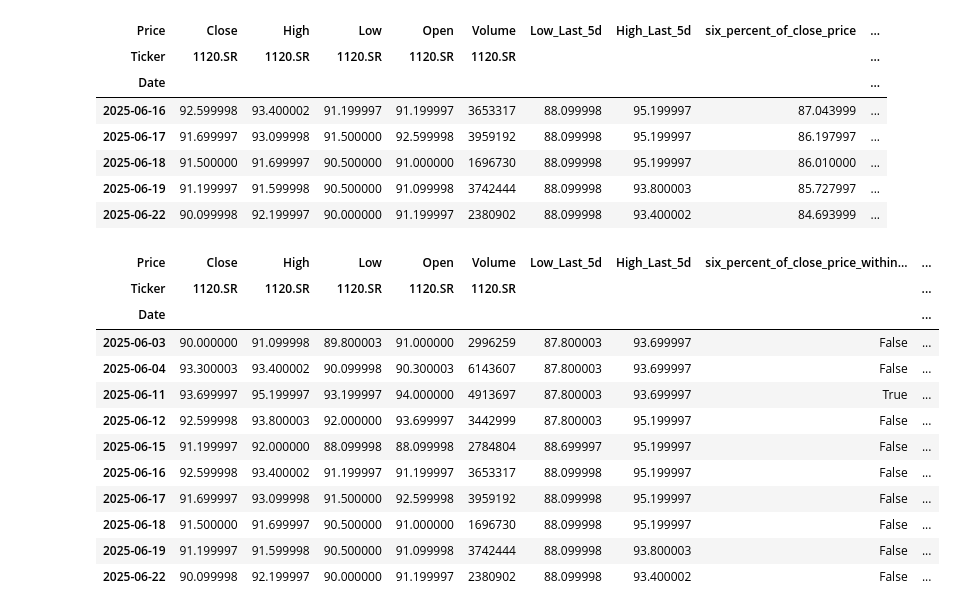
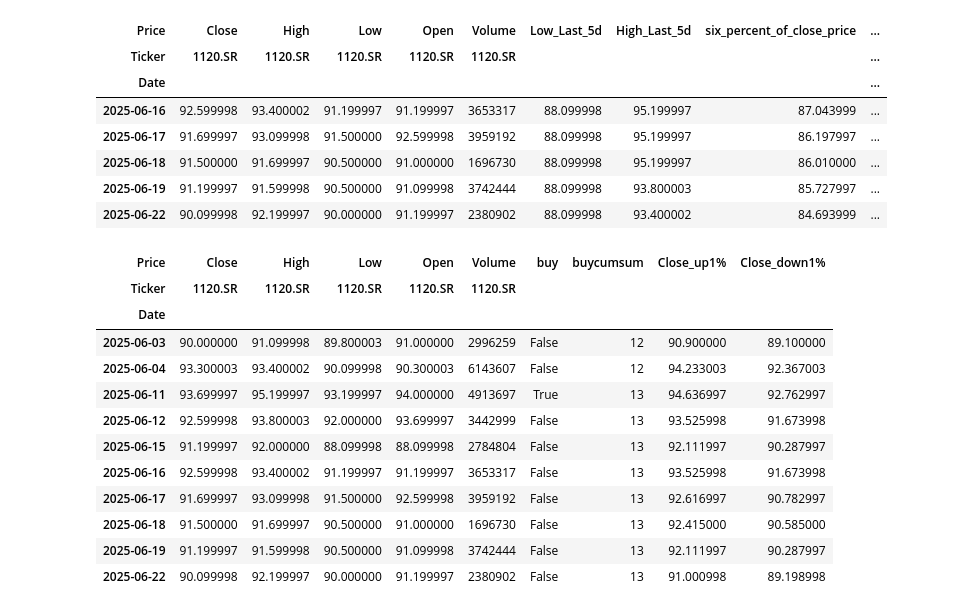
Before and after one commit to kamarulaw/saudi_backtests, a Jupyter notebook: 250715/progress.ipynb, the cells around one changed output. Saved outputs shown, nothing was run; the diff lists cells and outputs as text; code cells hidden in the pictures.

```diff
--- a/250715/progress.ipynb
+++ b/250715/progress.ipynb
@@ -111,26 +110,26 @@ data.tail(5)
 # %%
 # Buy stock if price dropped at least seven percent in last week and current close price is greater than yesterdays close price
 data["buy"] = data["six_percent_of_close_price_within_last_five_days"] & data["up_from_yesterday"]
 data["buycumsum"] = data["buy"].cumsum().astype('int64')
-data = data.drop(["Last_Close","close_diff","six_percent_of_close_price"], axis=1)
+data = data.drop(["Last_Close","close_diff","six_percent_of_close_price","up_from_yesterday","six_percent_of_close_price_within_last_five_days","Low_Last_5d","High_Last_5d"], axis=1)
 
 # Add numerical columns of stocks current close price increased and decrease by one percent for final analysis
 data["Close_up1%"] = 1.01*data["Close"]
 data["Close_down1%"] = .99*data["Close"]
 data.tail(10)
 # %% [output]
-| Price | Close | High | Low | Open | Volume | Low_Last_5d | High_Last_5d | six_percent_of_close_price_within... | ... |
-| Ticker | 1120.SR | 1120.SR | 1120.SR | 1120.SR | 1120.SR |  |  |  | ... |
-| Date |  |  |  |  |  |  |  |  | ... |
-| 2025-06-03 | 90.000000 | 91.099998 | 89.800003 | 91.000000 | 2996259 | 87.800003 | 93.699997 | False | ... |
-| 2025-06-04 | 93.300003 | 93.400002 | 90.099998 | 90.300003 | 6143607 | 87.800003 | 93.699997 | False | ... |
-| 2025-06-11 | 93.699997 | 95.199997 | 93.199997 | 94.000000 | 4913697 | 87.800003 | 93.699997 | True | ... |
-| 2025-06-12 | 92.599998 | 93.800003 | 92.000000 | 93.699997 | 3442999 | 87.800003 | 95.199997 | False | ... |
-| 2025-06-15 | 91.199997 | 92.000000 | 88.099998 | 88.099998 | 2784804 | 88.699997 | 95.199997 | False | ... |
-| 2025-06-16 | 92.599998 | 93.400002 | 91.199997 | 91.199997 | 3653317 | 88.099998 | 95.199997 | False | ... |
-| 2025-06-17 | 91.699997 | 93.099998 | 91.500000 | 92.599998 | 3959192 | 88.099998 | 95.199997 | False | ... |
-| 2025-06-18 | 91.500000 | 91.699997 | 90.500000 | 91.000000 | 1696730 | 88.099998 | 95.199997 | False | ... |
-| 2025-06-19 | 91.199997 | 91.599998 | 90.500000 | 91.099998 | 3742444 | 88.099998 | 93.800003 | False | ... |
-| 2025-06-22 | 90.099998 | 92.199997 | 90.000000 | 91.199997 | 2380902 | 88.099998 | 93.400002 | False | ... |
+| Price | Close | High | Low | Open | Volume | buy | buycumsum | Close_up1% | Close_down1% |
+| Ticker | 1120.SR | 1120.SR | 1120.SR | 1120.SR | 1120.SR |  |  |  |  |
+| Date |  |  |  |  |  |  |  |  |  |
+| 2025-06-03 | 90.000000 | 91.099998 | 89.800003 | 91.000000 | 2996259 | False | 12 | 90.900000 | 89.100000 |
+| 2025-06-04 | 93.300003 | 93.400002 | 90.099998 | 90.300003 | 6143607 | False | 12 | 94.233003 | 92.367003 |
+| 2025-06-11 | 93.699997 | 95.199997 | 93.199997 | 94.000000 | 4913697 | True | 13 | 94.636997 | 92.762997 |
+| 2025-06-12 | 92.599998 | 93.800003 | 92.000000 | 93.699997 | 3442999 | False | 13 | 93.525998 | 91.673998 |
+| 2025-06-15 | 91.199997 | 92.000000 | 88.099998 | 88.099998 | 2784804 | False | 13 | 92.111997 | 90.287997 |
+| 2025-06-16 | 92.599998 | 93.400002 | 91.199997 | 91.199997 | 3653317 | False | 13 | 93.525998 | 91.673998 |
+| 2025-06-17 | 91.699997 | 93.099998 | 91.500000 | 92.599998 | 3959192 | False | 13 | 92.616997 | 90.782997 |
+| 2025-06-18 | 91.500000 | 91.699997 | 90.500000 | 91.000000 | 1696730 | False | 13 | 92.415000 | 90.585000 |
+| 2025-06-19 | 91.199997 | 91.599998 | 90.500000 | 91.099998 | 3742444 | False | 13 | 92.111997 | 90.287997 |
+| 2025-06-22 | 90.099998 | 92.199997 | 90.000000 | 91.199997 | 2380902 | False | 13 | 91.000998 | 89.198998 |
 # %%
 # view dates where we buy the stock + the two days after
```
Also changed, not shown: parts of 15 cells of this notebook.
